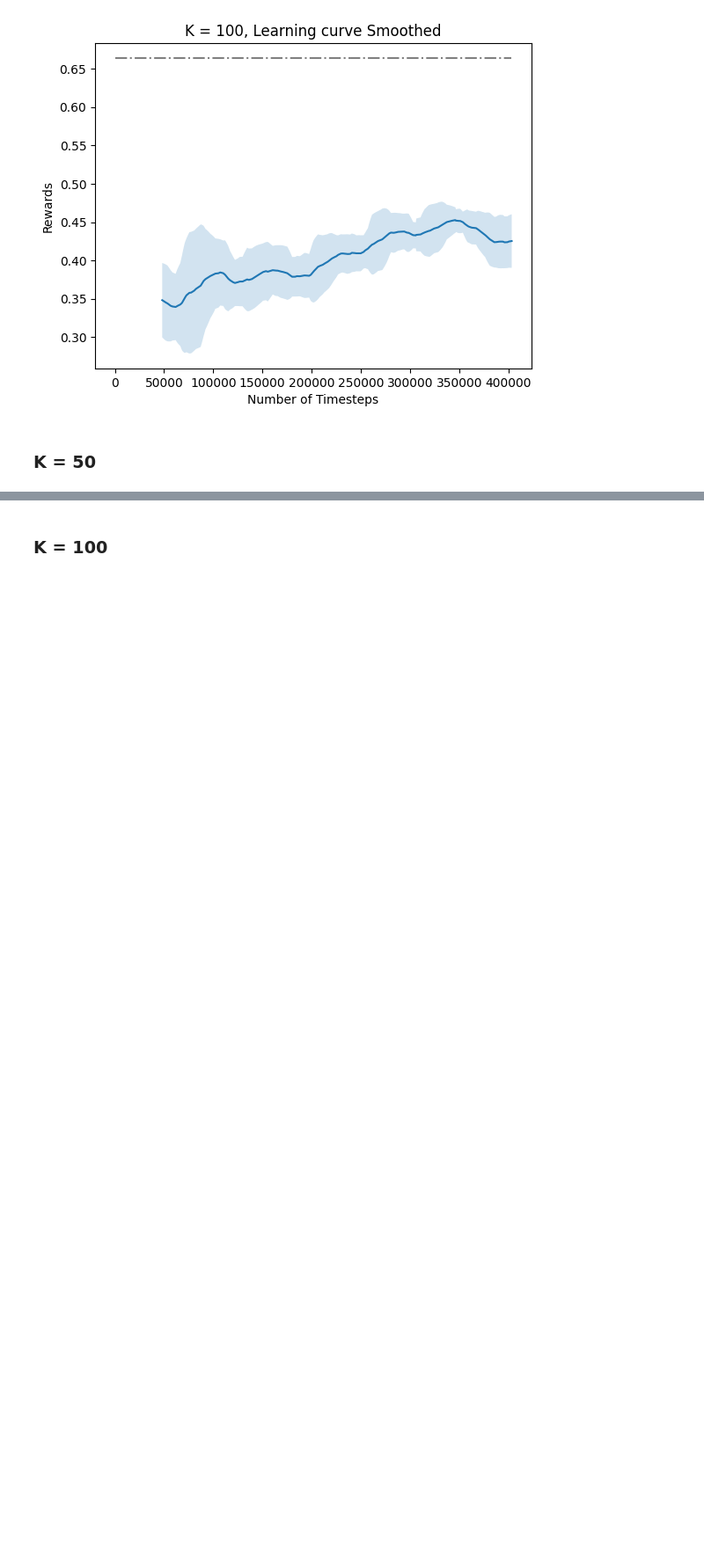
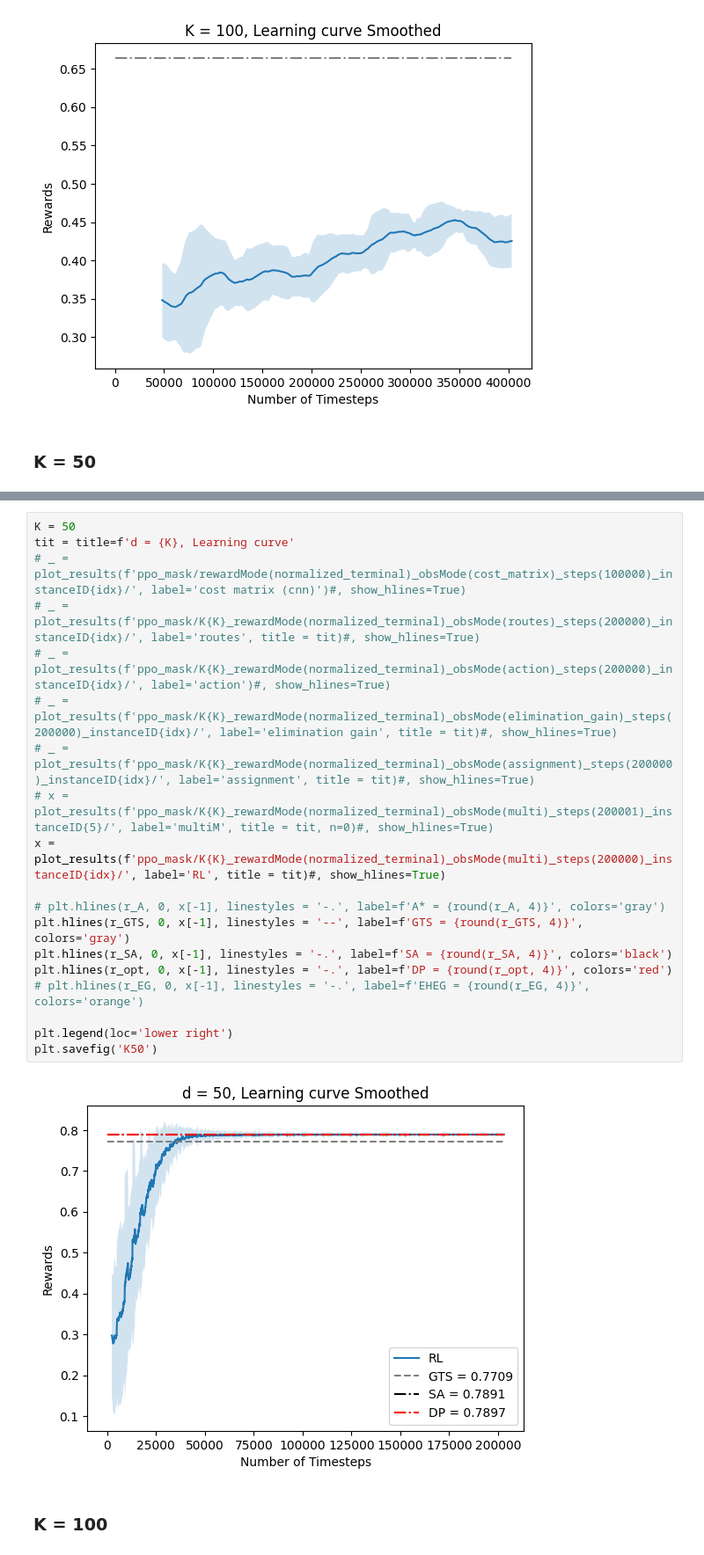
Before and after one commit to Farid-Najar/TransportersDilemma, a Jupyter notebook: RL/results.ipynb, the cells around one changed output, grey strips where cells are left out. Shown: that part at 88% size. Cells and saved outputs as stored; diff of their text form; blank space fills up the shorter version.

```diff
--- a/RL/results.ipynb
+++ b/RL/results.ipynb
@@ -566,3 +544,24 @@ solution de taille 11 [ 0  0 10  1] valeur 56.0
+# %%
+K = 50
+tit = title=f'd = {K}, Learning curve'
+# _ = plot_results(f'ppo_mask/rewardMode(normalized_terminal)_obsMode(cost_matrix)_steps(100000)_instanceID{idx}/', label='cost matrix (cnn)')#, show_hlines=True)
+# _ = plot_results(f'ppo_mask/K{K}_rewardMode(normalized_terminal)_obsMode(routes)_steps(200000)_instanceID{idx}/', label='routes', title = tit)#, show_hlines=True)
+# _ = plot_results(f'ppo_mask/K{K}_rewardMode(normalized_terminal)_obsMode(action)_steps(200000)_instanceID{idx}/', label='action')#, show_hlines=True)
+# _ = plot_results(f'ppo_mask/K{K}_rewardMode(normalized_terminal)_obsMode(elimination_gain)_steps(200000)_instanceID{idx}/', label='elimination gain', title = tit)#, show_hlines=True)
+# _ = plot_results(f'ppo_mask/K{K}_rewardMode(normalized_terminal)_obsMode(assignment)_steps(200000)_instanceID{idx}/', label='assignment', title = tit)#, show_hlines=True)
+# x = plot_results(f'ppo_mask/K{K}_rewardMode(normalized_terminal)_obsMode(multi)_steps(200001)_instanceID{5}/', label='multiM', title = tit, n=0)#, show_hlines=True)
+x = plot_results(f'ppo_mask/K{K}_rewardMode(normalized_terminal)_obsMode(multi)_steps(200000)_instanceID{idx}/', label='RL', title = tit)#, show_hlines=True)
+
+# plt.hlines(r_A, 0, x[-1], linestyles = '-.', label=f'A* = {round(r_A, 4)}', colors='gray')
+plt.hlines(r_GTS, 0, x[-1], linestyles = '--', label=f'GTS = {round(r_GTS, 4)}', colors='gray')
+plt.hlines(r_SA, 0, x[-1], linestyles = '-.', label=f'SA = {round(r_SA, 4)}', colors='black')
+plt.hlines(r_opt, 0, x[-1], linestyles = '-.', label=f'DP = {round(r_opt, 4)}', colors='red')
+# plt.hlines(r_EG, 0, x[-1], linestyles = '-.', label=f'EHEG = {round(r_EG, 4)}', colors='orange')
+
+plt.legend(loc='lower right')
+plt.savefig('K50')
+# %% [output]
+[figure, added]
 # %% [markdown]
 ### K = 100
 # %%
```
Also changed, not shown: parts of 3 cells of this notebook, 10 other files.
